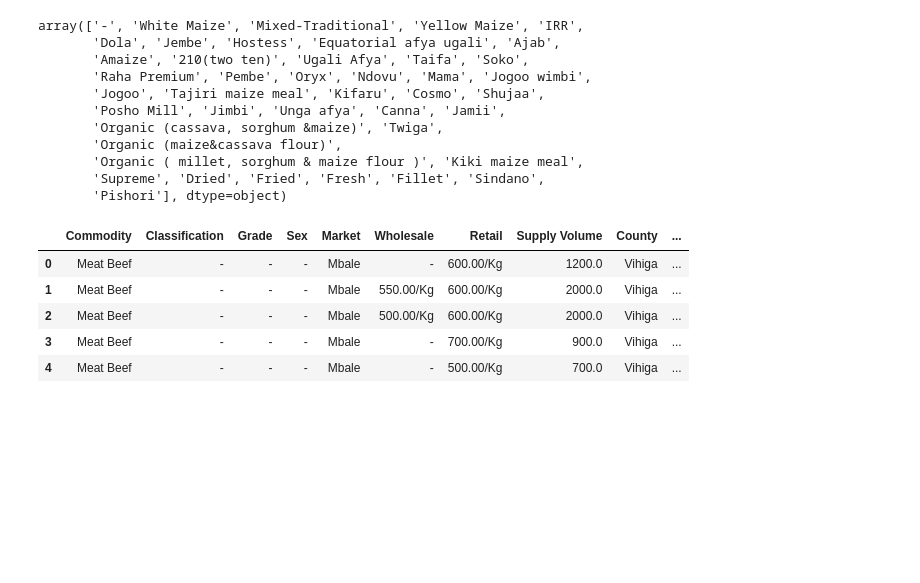
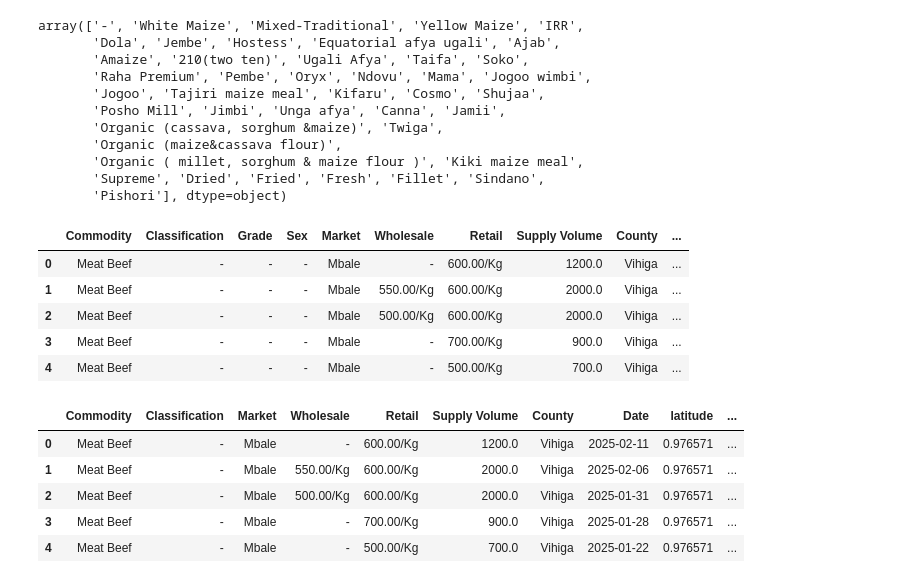
Before and after one commit to Logan-BCM/AgriPriceForecast-Kenya, a Jupyter notebook: Project.ipynb, the cells around one changed output. Drawn from its saved outputs; the diff is of its cells as text; code cells hidden in the pictures; blank space fills up the shorter version.

```diff
--- a/Project.ipynb
+++ b/Project.ipynb
@@ -298,3 +298,14 @@ products_df.head()
 | 2 | Meat Beef | - | - | - | Mbale | 500.00/Kg | 600.00/Kg | 2000.0 | Vihiga | ... |
 | 3 | Meat Beef | - | - | - | Mbale | - | 700.00/Kg | 900.0 | Vihiga | ... |
 | 4 | Meat Beef | - | - | - | Mbale | - | 500.00/Kg | 700.0 | Vihiga | ... |
+# %%
+products_df.drop(columns= ['Sex','Grade'], inplace=True,axis=1)
+# %%
+products_df.head()
+# %% [output]
+|  | Commodity | Classification | Market | Wholesale | Retail | Supply Volume | County | Date | latitude | ... |
+| 0 | Meat Beef | - | Mbale | - | 600.00/Kg | 1200.0 | Vihiga | 2025-02-11 | 0.976571 | ... |
+| 1 | Meat Beef | - | Mbale | 550.00/Kg | 600.00/Kg | 2000.0 | Vihiga | 2025-02-06 | 0.976571 | ... |
+| 2 | Meat Beef | - | Mbale | 500.00/Kg | 600.00/Kg | 2000.0 | Vihiga | 2025-01-31 | 0.976571 | ... |
+| 3 | Meat Beef | - | Mbale | - | 700.00/Kg | 900.0 | Vihiga | 2025-01-28 | 0.976571 | ... |
+| 4 | Meat Beef | - | Mbale | - | 500.00/Kg | 700.0 | Vihiga | 2025-01-22 | 0.976571 | ... |
```
